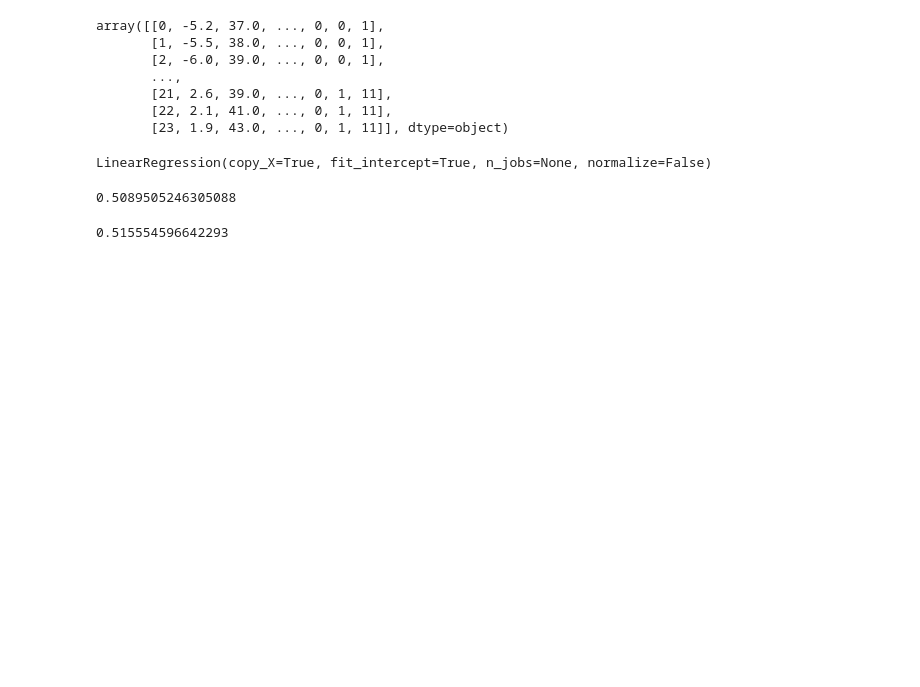
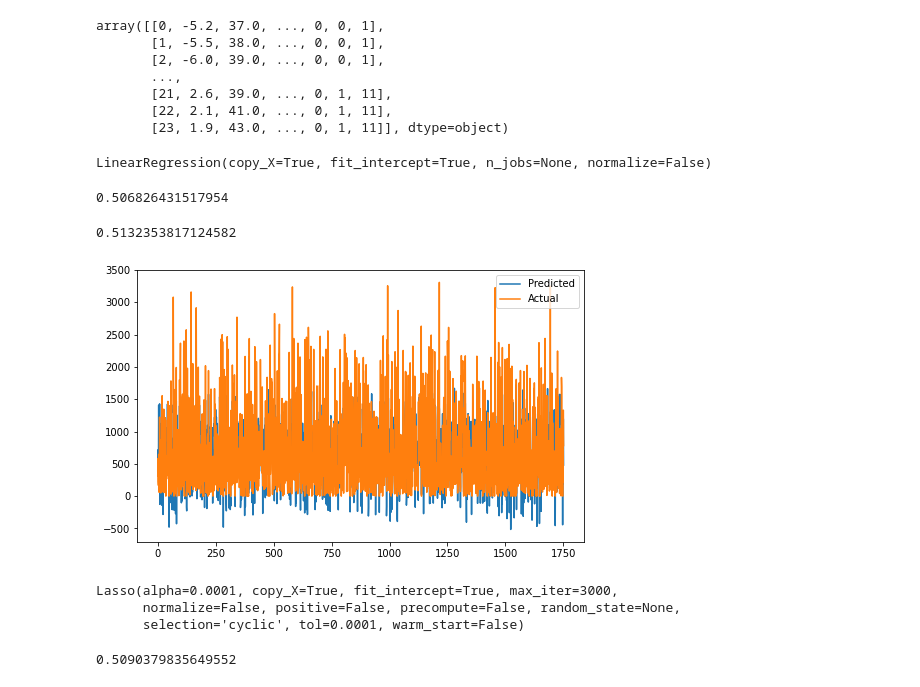
Before and after one commit to arifuddinatif/Bike-Sharing-Demand-Prediction, a Jupyter notebook: Copy_of_Bike_Sharing_Demand_Prediction_Capstone_Project.ipynb, the cells around one changed output. Saved outputs shown, nothing was run; the diff lists cells and outputs as text; code cells hidden in the pictures; blank space fills up the shorter version.

```diff
--- a/Copy_of_Bike_Sharing_Demand_Prediction_Capstone_Project.ipynb
+++ b/Copy_of_Bike_Sharing_Demand_Prediction_Capstone_Project.ipynb
@@ -262,2 +262,2 @@ sns.heatmap(df.corr('pearson'),vmin=-1, vmax=1,cmap='coolwarm',annot=True, squar
 # %%
-df.drop(columns=['Dew point temperature(°C)','Rainfall(mm)','Snowfall (cm)','Date'],axis=1,inplace=True)
+df.drop(columns=['Dew point temperature(°C)','Date'],axis=1,inplace=True)
@@ -299,8 +310,29 @@ Y_pred_test = regressor.predict(X_test)
 # %%
 r2_score(Y_train, Y_pred_train)
 # %% [output]
-0.5089505246305088
+0.506826431517954
 # %%
 r2_score(Y_test, Y_pred_test)
 # %% [output]
-0.515554596642293
+0.5132353817124582
+# %%
+plt.figure(figsize=(8,5))
+plt.plot((Y_pred_test))
+plt.plot(np.array((Y_test)))
+plt.legend(["Predicted","Actual"])
+plt.show()
+# %% [output]
+[figure, added]
+# %%
+from sklearn.linear_model import Lasso
+lasso  = Lasso(alpha=0.0001 , max_iter= 3000)
+
+lasso.fit(X_train, Y_train)
+# %% [output]
+Lasso(alpha=0.0001, copy_X=True, fit_intercept=True, max_iter=3000,
+      normalize=False, positive=False, precompute=False, random_state=None,
+      selection='cyclic', tol=0.0001, warm_start=False)
+# %%
+lasso.score(X_train, Y_train)
+# %% [output]
+0.5090379835649552
```
Also changed, not shown: parts of 8 cells of this notebook.
